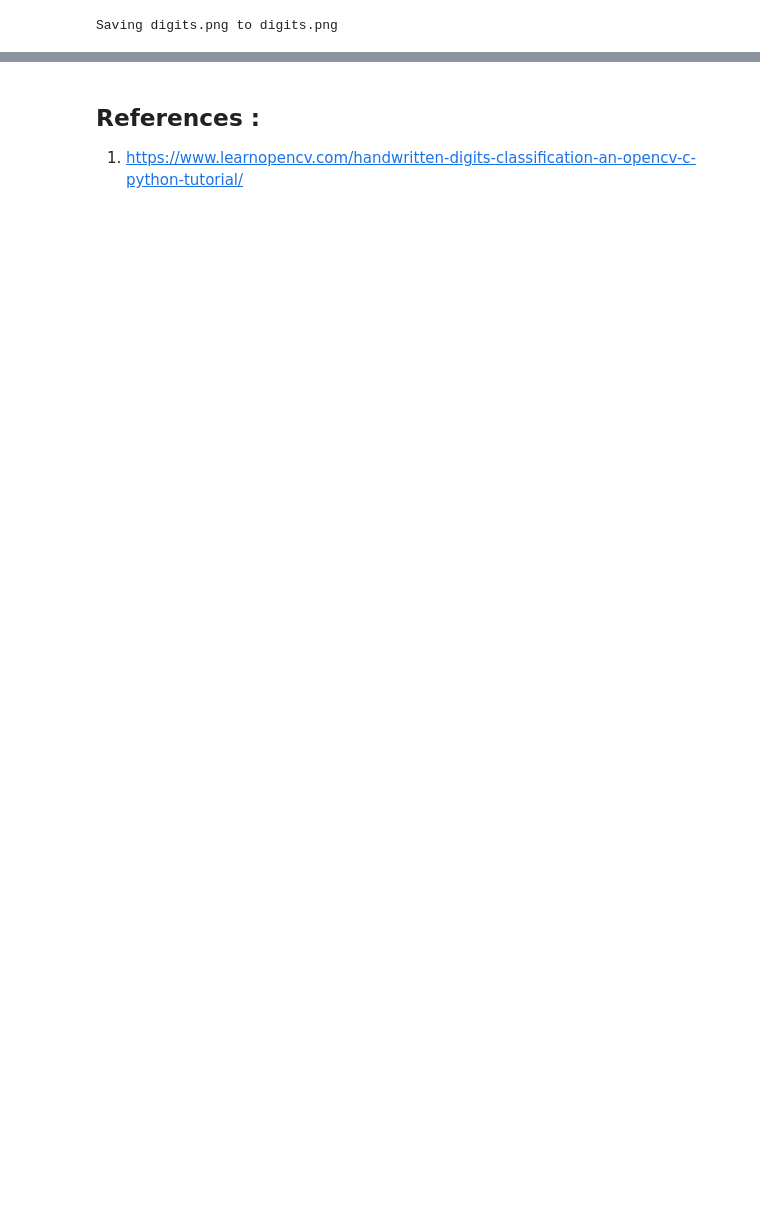
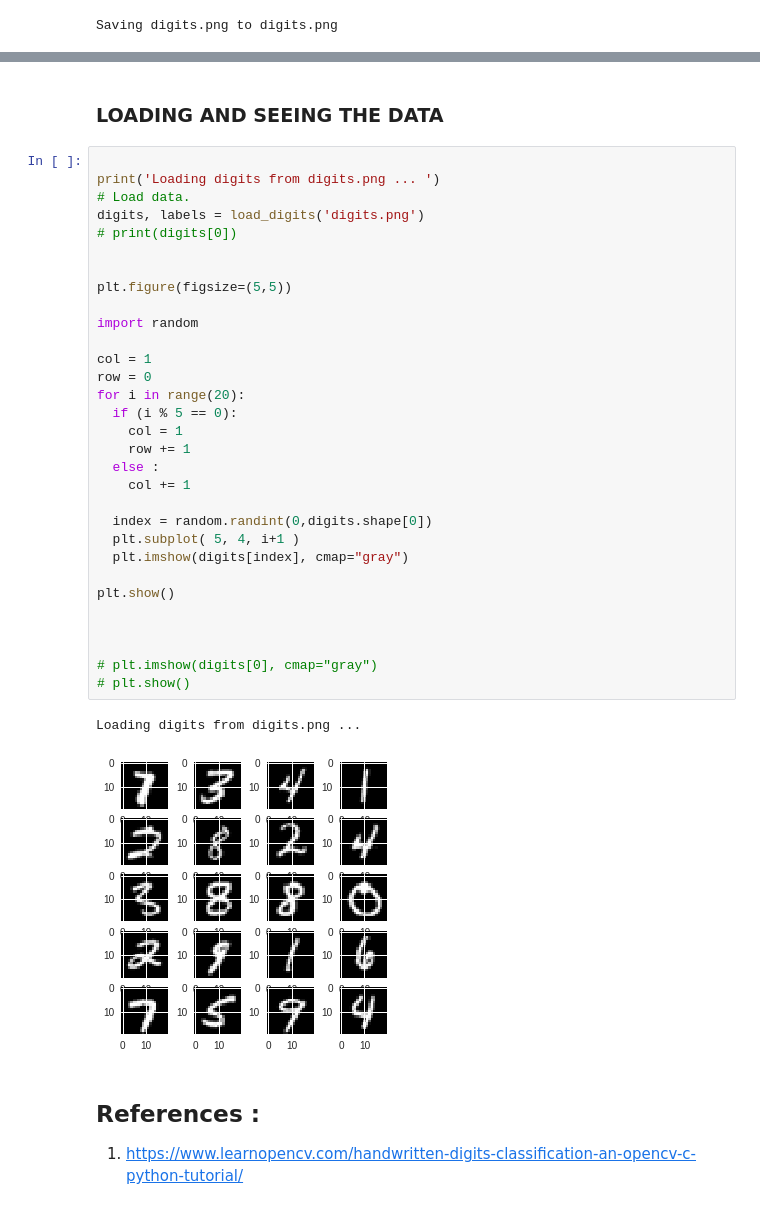
Before and after one commit to avs20/HOG_Playground, a Jupyter notebook: HOG_Digits.ipynb, the cells around one changed output, grey strips where cells are left out. Cells and saved outputs as stored; diff of their text form; blank space fills up the shorter version.

Commit message:
Adding cell to see the data that we have.

```diff
--- a/HOG_Digits.ipynb
+++ b/HOG_Digits.ipynb
@@ -230,6 +234,42 @@ confusion matrix:
  [ 0  0  0  0  0  1  0  0 50  0]
  [ 0  0  0  0  0  0  0  1  0 50]]
 [figure]
+# %% [markdown]
+### LOADING AND SEEING THE DATA
+# %%
+
+print('Loading digits from digits.png ... ')
+# Load data.
+digits, labels = load_digits('digits.png')
+# print(digits[0])
+
+
+plt.figure(figsize=(5,5))
+
+import random
+
+col = 1
+row = 0
+for i in range(20):
+  if (i % 5 == 0):
+    col = 1
+    row += 1
+  else :
+    col += 1
+
+  index = random.randint(0,digits.shape[0])
+  plt.subplot( 5, 4, i+1 )
+  plt.imshow(digits[index], cmap="gray")
+
+plt.show()
+
+
+
+# plt.imshow(digits[0], cmap="gray")
+# plt.show()
+# %% [output]
+Loading digits from digits.png ...
+[figure, added]
 # %% [markdown]
 ## References :
 
```
Also changed, not shown: parts of 1 cell of this notebook.
